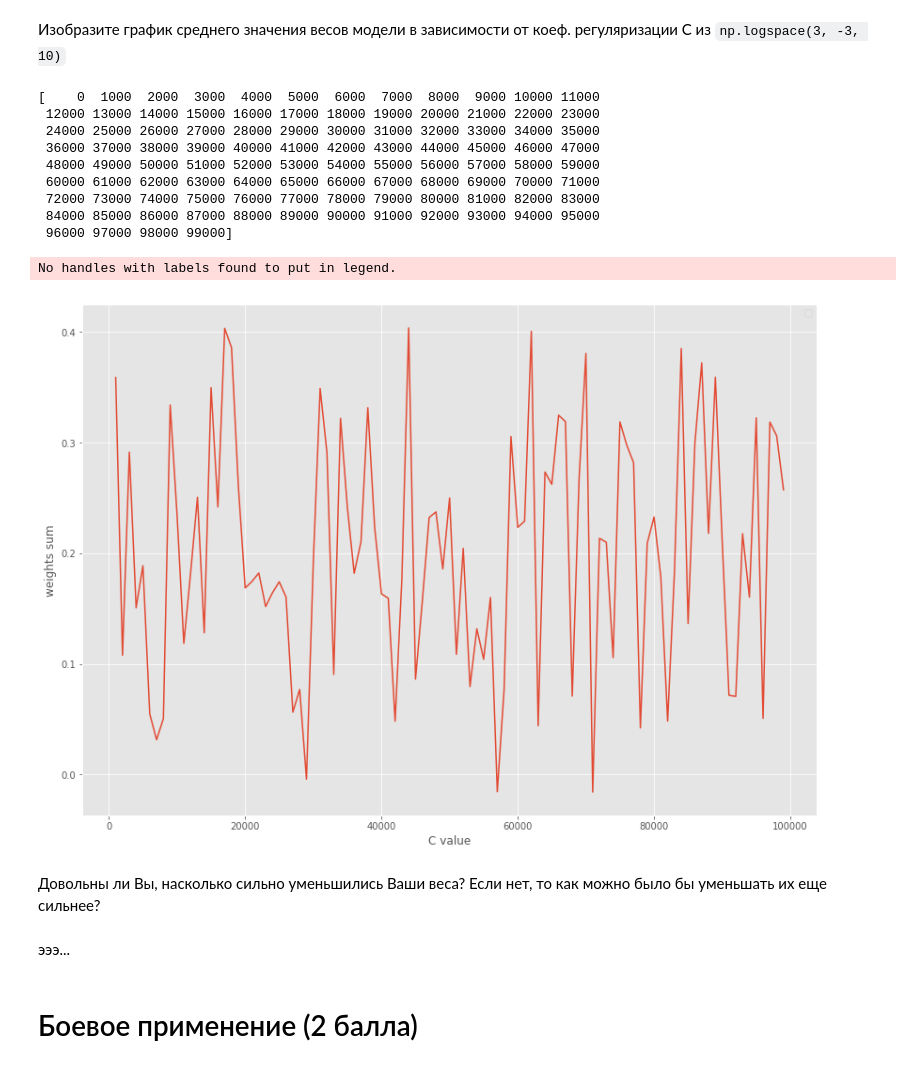
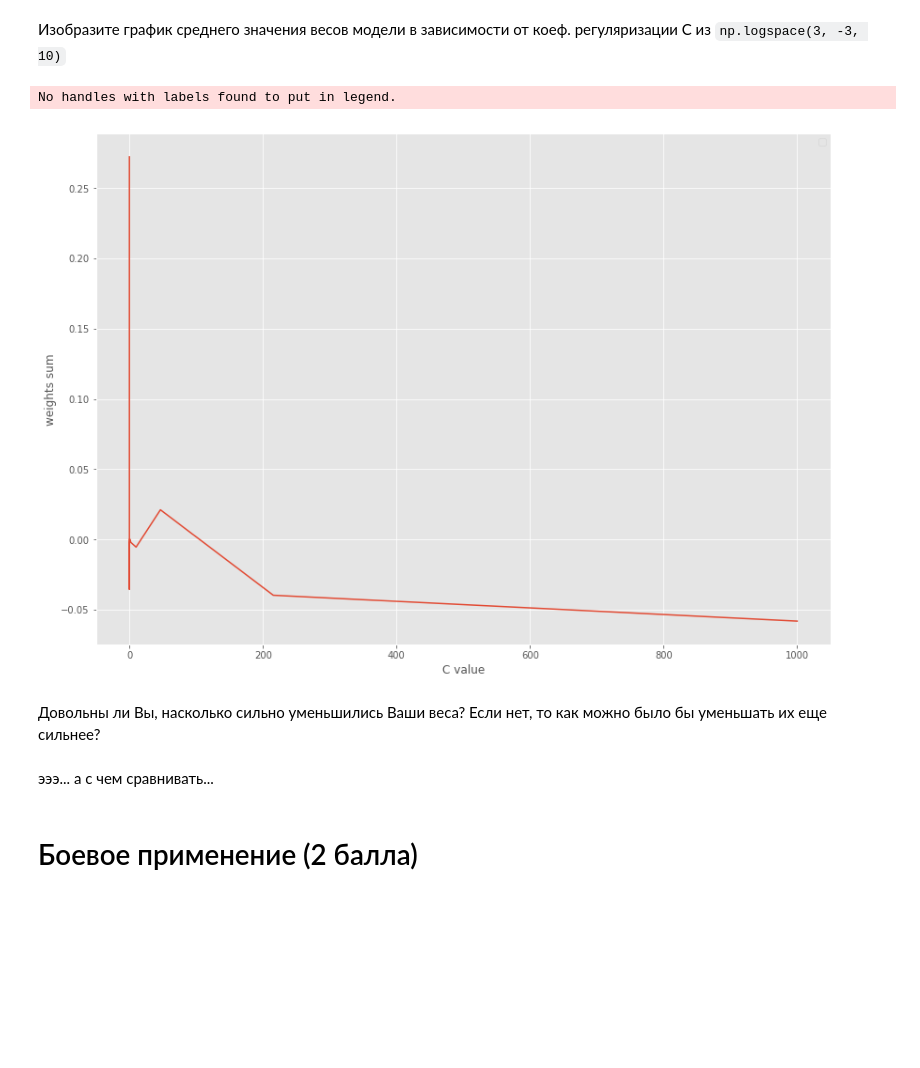
Before and after one commit to MariaMsu/ML_Algorithms, a Jupyter notebook: cherepnina_hw3.ipynb, the cells around one changed output. Cells and saved outputs as stored; diff of their text form; code cells hidden in the pictures; blank space fills up the shorter version.

```diff
--- a/cherepnina_hw3.ipynb
+++ b/cherepnina_hw3.ipynb
@@ -474,37 +475,27 @@ plt.show()
 # %% [markdown]
 Изобразите график среднего значения весов модели в зависимости от коеф. регуляризации С из `np.logspace(3, -3, 10)`
 # %%
-C = np.arange(0, 100000, 1000)
-print(C)
+C = np.logspace(3, -3, 10)
 fig = plt.figure(figsize=(14, 10))
 plt.xlabel('C value')
 plt.ylabel('weights sum')
 
 weights = np.zeros(C.shape)
 for i, c in enumerate(C):
     my_clf = MySGDClassifier(batch_generator, C=c)
     my_clf.fit(X, y)
     weights[i] = my_clf.weights.mean()
 
 plt.plot(C, weights)
 plt.legend()
 plt.show()
 # %% [output]
-[    0  1000  2000  3000  4000  5000  6000  7000  8000  9000 10000 11000
- 12000 13000 14000 15000 16000 17000 18000 19000 20000 21000 22000 23000
- 24000 25000 26000 27000 28000 29000 30000 31000 32000 33000 34000 35000
- 36000 37000 38000 39000 40000 41000 42000 43000 44000 45000 46000 47000
- 48000 49000 50000 51000 52000 53000 54000 55000 56000 57000 58000 59000
- 60000 61000 62000 63000 64000 65000 66000 67000 68000 69000 70000 71000
- 72000 73000 74000 75000 76000 77000 78000 79000 80000 81000 82000 83000
- 84000 85000 86000 87000 88000 89000 90000 91000 92000 93000 94000 95000
- 96000 97000 98000 99000]
+No handles with labels found to put in legend.
-No handles with labels found to put in legend.
-[figure, old version]
+[figure, new version]
 # %% [markdown]
 Довольны ли Вы, насколько сильно уменьшились Ваши веса? Если нет, то как можно было бы уменьшать их еще сильнее?
-# %% [markdown]
-эээ...
+# %% [markdown]
+эээ... а с чем сравнивать...
 # %% [markdown]
 # Боевое применение (2  балла)
 # %% [markdown]
```
Also changed, not shown: parts of 5 cells of this notebook.
